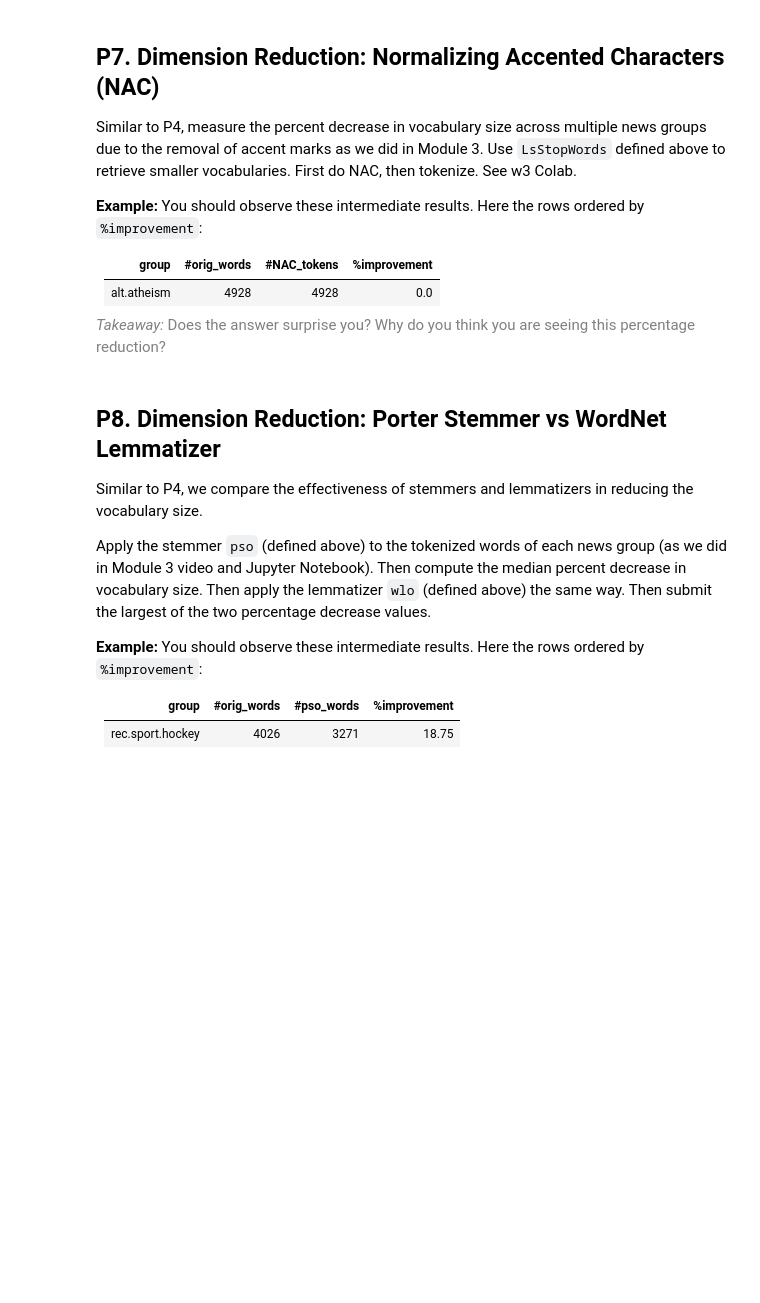
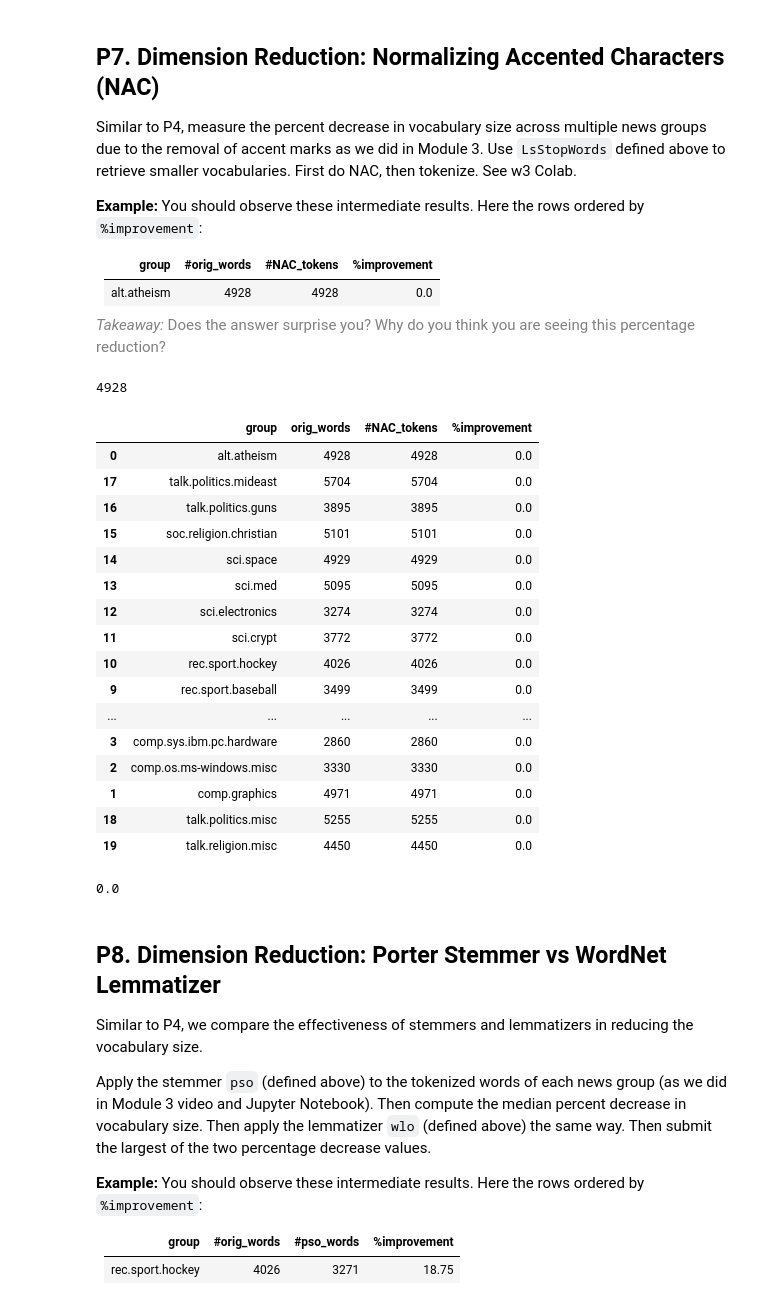
Before and after one commit to ajaykrishna2013/NLP, a Jupyter notebook: w3_Quiz_NLP_NLU.ipynb, the cells around one changed output. Drawn from its saved outputs; the diff is of its cells as text; code cells hidden in the pictures; blank space fills up the shorter version.

```diff
--- a/w3_Quiz_NLP_NLU.ipynb
+++ b/w3_Quiz_NLP_NLU.ipynb
@@ -220,6 +511,59 @@ Similar to P4, measure the percent decrease in vocabulary size across multiple n
 |alt.atheism|	4928|	4928|	0.0|
 
 <font color=gray><i>Takeaway:</i> Does the answer surprise you? Why do you think you are seeing this percentage reduction?
+# %%
+moto_news = LoadNews(['alt.atheism'])
+normalized_text = unicodedata.normalize('NFKD', moto_news).encode('ascii', 'ignore').decode('utf-8', 'ignore')
+token_list = nltk.WordPunctTokenizer().tokenize(normalized_text)
+len(Counter(token_list))
+# %% [output]
+4928
+# %%
+df_improvement_nac = pd.DataFrame(columns=['group', 'orig_words',	'#NAC_tokens',	'%improvement'])
+pd.set_option('display.max_rows', 85)
+
+def compute_improvement_nac(news_group):
+  news = LoadNews([news_group])
+  token_list = nltk.WordPunctTokenizer().tokenize(news)
+  org_word_freq = Counter(token_list)
+  num_org_word = len(org_word_freq)
+
+  normalized_text = unicodedata.normalize('NFKD', news).encode('ascii', 'ignore').decode('utf-8', 'ignore')
+  token_list_nac = nltk.WordPunctTokenizer().tokenize(normalized_text)
+  token_list_nac_freq = Counter(token_list_nac)
+  num_word_nac = len(token_list_nac_freq)
+  return {'group': news_group,
+          'orig_words': num_org_word,
+          '#NAC_tokens': num_word_nac,
+          '%improvement': ((num_org_word - num_word_nac)/num_org_word) * 100}
+# %%
+result = []
+for news_group in LsTgtNames:
+  df_improvement_nac = df_improvement_nac.append(compute_improvement_nac(news_group), ignore_index=True)
+
+df_improvement_nac.sort_values(by='%improvement')
+# %% [output]
+|  | group | orig_words | #NAC_tokens | %improvement |
+| 0 | alt.atheism | 4928 | 4928 | 0.0 |
+| 17 | talk.politics.mideast | 5704 | 5704 | 0.0 |
+| 16 | talk.politics.guns | 3895 | 3895 | 0.0 |
+| 15 | soc.religion.christian | 5101 | 5101 | 0.0 |
+| 14 | sci.space | 4929 | 4929 | 0.0 |
+| 13 | sci.med | 5095 | 5095 | 0.0 |
+| 12 | sci.electronics | 3274 | 3274 | 0.0 |
+| 11 | sci.crypt | 3772 | 3772 | 0.0 |
+| 10 | rec.sport.hockey | 4026 | 4026 | 0.0 |
+| 9 | rec.sport.baseball | 3499 | 3499 | 0.0 |
+| ... | ... | ... | ... | ... |
+| 3 | comp.sys.ibm.pc.hardware | 2860 | 2860 | 0.0 |
+| 2 | comp.os.ms-windows.misc | 3330 | 3330 | 0.0 |
+| 1 | comp.graphics | 4971 | 4971 | 0.0 |
+| 18 | talk.politics.misc | 5255 | 5255 | 0.0 |
+| 19 | talk.religion.misc | 4450 | 4450 | 0.0 |
+# %%
+np.median(df_improvement_nac['%improvement'])
+# %% [output]
+0.0
 # %% [markdown]
 ## **P8. Dimension Reduction: Porter Stemmer vs WordNet Lemmatizer**
 
```
Also changed, not shown: parts of 47 cells of this notebook.
